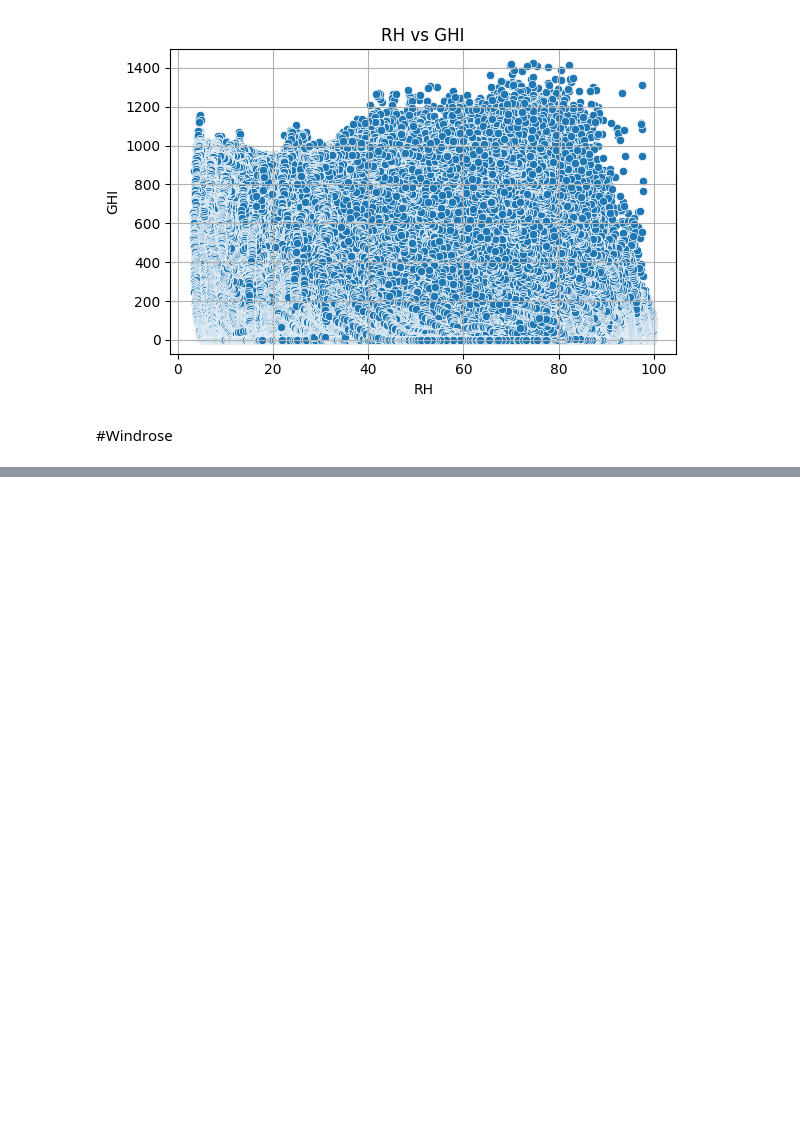
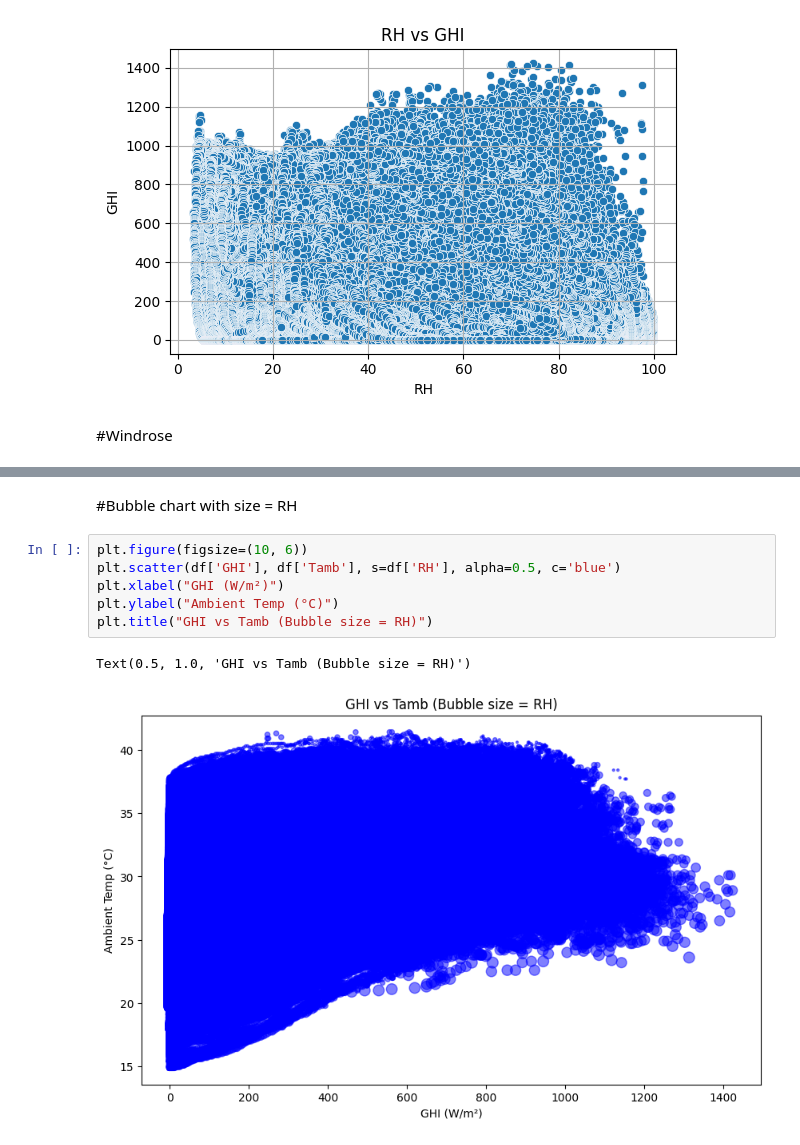
Before and after one commit to samuelkibret/solar-challenge-week1, a Jupyter notebook: notebooks/togo-eda.ipynb, the cells around one changed output, grey strips where cells are left out. Cells and saved outputs as stored; diff of their text form; blank space fills up the shorter version.

```diff
--- a/notebooks/togo-eda.ipynb
+++ b/notebooks/togo-eda.ipynb
@@ -212,0 +246,11 @@ for x_var, y_var in scatter_pairs:
+# %% [markdown]
+#Bubble chart with size = RH
+# %%
+plt.figure(figsize=(10, 6))
+plt.scatter(df['GHI'], df['Tamb'], s=df['RH'], alpha=0.5, c='blue')
+plt.xlabel("GHI (W/m²)")
+plt.ylabel("Ambient Temp (°C)")
+plt.title("GHI vs Tamb (Bubble size = RH)")
+# %% [output]
+Text(0.5, 1.0, 'GHI vs Tamb (Bubble size = RH)')
+[figure, added]
```
Also changed, not shown: parts of 7 cells of this notebook.
